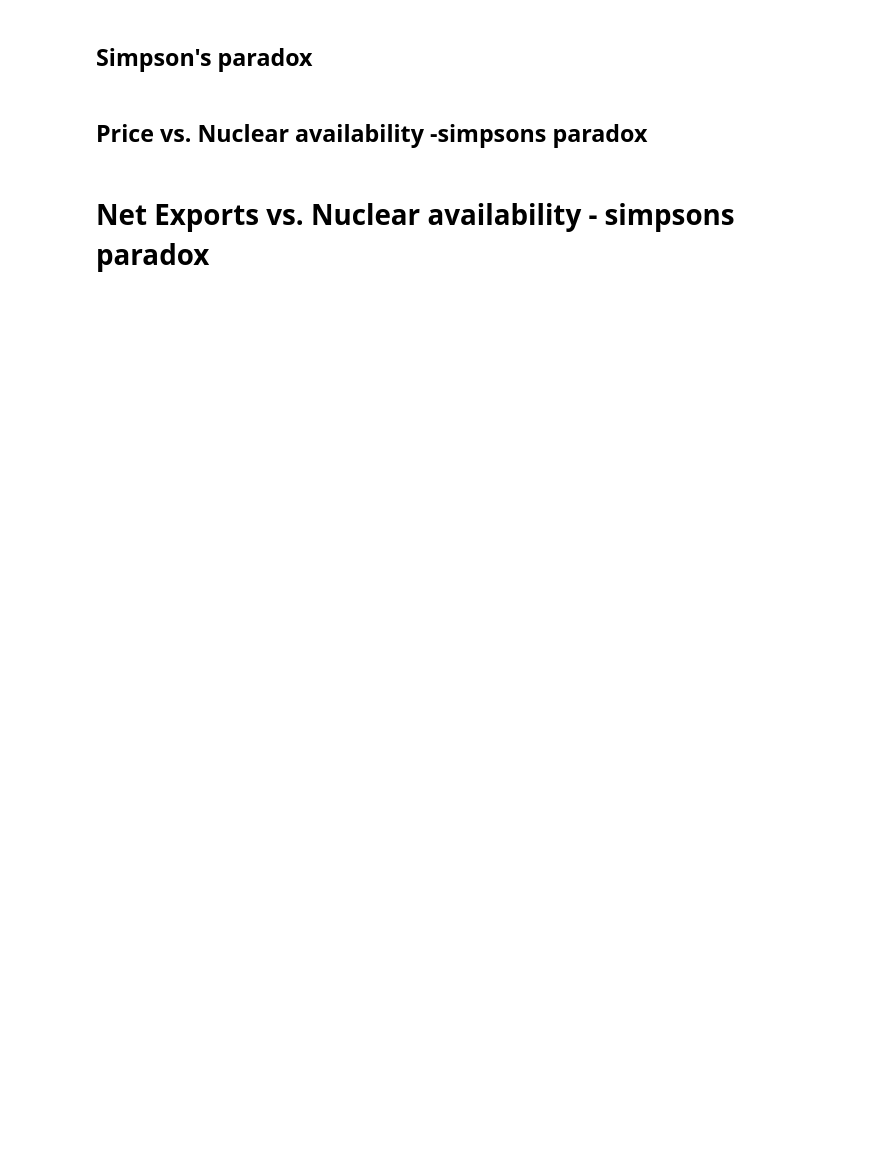
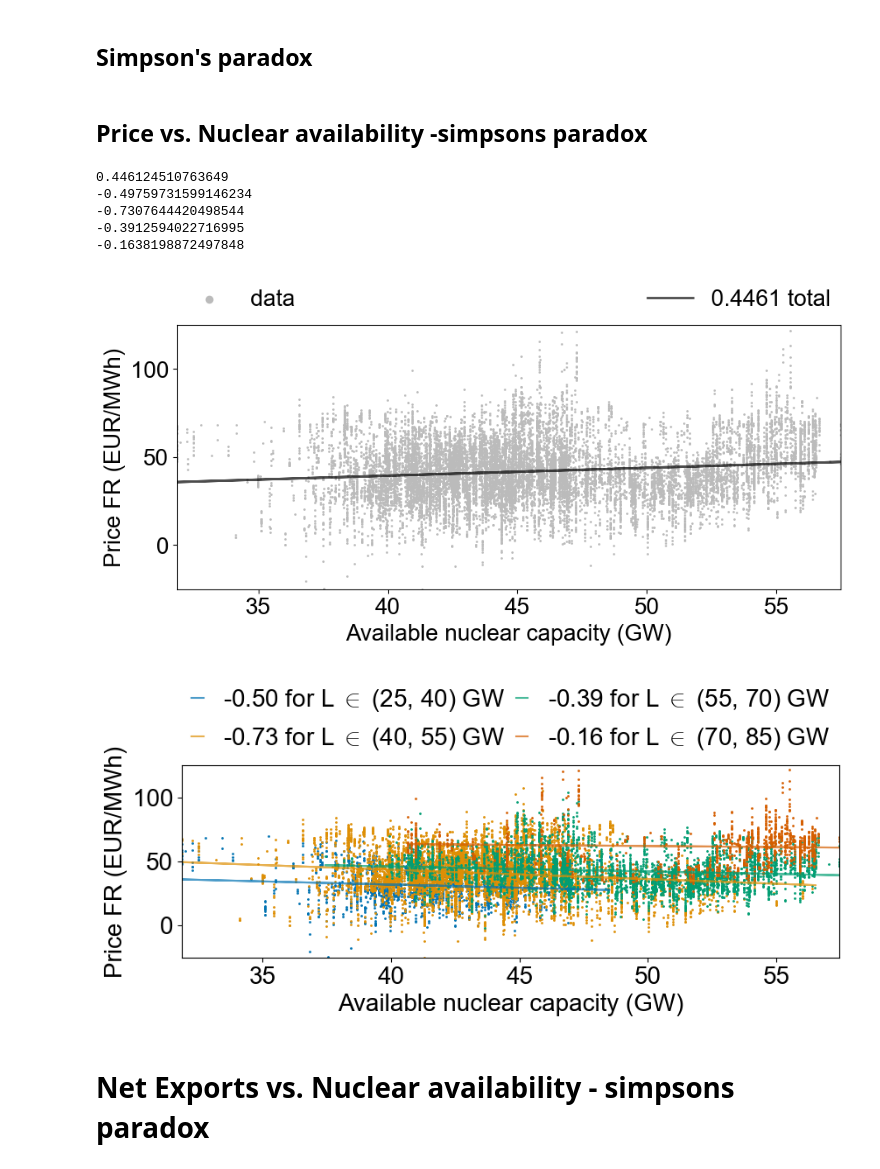
Before and after one commit to ulrich-oberhofer/Understanding-the-European-energy-crisis-through-structural-causal-models, a Jupyter notebook: SCM/notebooks/02-visualize_na.ipynb, the cells around one changed output. Saved outputs shown, nothing was run; the diff lists cells and outputs as text; code cells hidden in the pictures; blank space fills up the shorter version.

Commit message:
Some minor changes in plot formats and some additions for supplementary plots.

```diff
--- a/SCM/notebooks/02-visualize_na.ipynb
+++ b/SCM/notebooks/02-visualize_na.ipynb
@@ -146,75 +143,124 @@ all_bins = {
 # %% [markdown]
 ## Price vs. Nuclear availability -simpsons paradox
 # %%
+fig_dir = "../reports/figures/simpsons_paradox/"
+os.makedirs(fig_dir, exist_ok=True)
 # example of simpsons paradox.  01.04.2018 - 01.04.2020
 
+
+
 start = pd.Timestamp("20180401", tz="utc")
+
+
 end = pd.Timestamp("20200401", tz="utc")
+
+
+
 quarters = [[1, 2, 3], [4, 5, 6], [7, 8, 9], [10, 11, 12]]
 
 scale_font_latex(1)
-fig, axes = plt.subplots(
-    2, 1, sharex=False, sharey=True, figsize=(9, 9), layout="constrained"
-)
+
+
+
+fig_full, ax = plt.subplots(1, 1, figsize=(9, 4.5), layout="constrained")
+
+
 
 ymax = 125
+
+
 ymin = -25
 
+
+
 # plot full data
-ax = axes[0]
+
+
 plot_na_full_variable(
     start=start,
     end=end,
     ax=ax,
+
     x_data=data["na"],
     y_data=data["price_da"],
+
     y_label="Price FR (EUR/MWh)",
 )
 ax.set_ylim(ymax=ymax, ymin=ymin)
 ax.legend(
+
     loc="lower left",
     markerscale=6,
     ncol=2,
+
     frameon=False,
     bbox_to_anchor=(0.0, 1.02, 1.0, 0.102),
     mode="expand",
     borderaxespad=0.0,
 )
 
+
+
+fig_full.savefig(
+    fig_dir
+    + f"price_vs_na_{COUNTRY_CODE}_{start.month}-{start.year}-{end.month}-{end.year}_full.png",
+    dpi=450,
+)
+
+
 # plot data grouped into subsets of similiar load
 
-ax = axes[1]
+
+fig_subsets, ax = plt.subplots(1, 1, figsize=(9, 4.5), layout="constrained")
+
+
 bins = all_bins[2020]
 
 plot_na_load(
     start=start,
     end=end,
     load_bins=bins,
     ax=ax,
+
     x_data=data["na"],
     y_data=data["price_da"],
+
     y_label="Price FR (EUR/MWh)",
 )
 ax.set_ylim(ymax=ymax, ymin=ymin)
 ax.legend(
+
     loc="lower left",
     handlelength=0.5,
     markerscale=6,
     ncol=2,
+
     frameon=False,
     bbox_to_anchor=(0.0, 1.02, 1.0, 0.102),
     mode="expand",
     borderaxespad=0.0,
 )
 
+
+
 plt.tight_layout(h_pad=2)
-fig_dir = "../reports/figures/simpsons_paradox/"
-os.makedirs(fig_dir, exist_ok=True)
-fig.savefig(
+
+
+
+fig_subsets.savefig(
     fig_dir
-    + f"price_vs_na_{COUNTRY_CODE}_{start.month}-{start.year}-{end.month}-{end.year}.png",
+
+    + f"price_vs_na_{COUNTRY_CODE}_{start.month}-{start.year}-{end.month}-{end.year}_subsets.png",
     dpi=450,
 )
+# %% [output]
+0.446124510763649
+-0.49759731599146234
+-0.7307644420498544
+-0.3912594022716995
+-0.1638198872497848
+[figure, added]
+[figure, added]
 # %% [markdown]
 # Net Exports vs. Nuclear availability - simpsons paradox
 # %%
```
Also changed, not shown: parts of 3 cells of this notebook, 1 other file.
